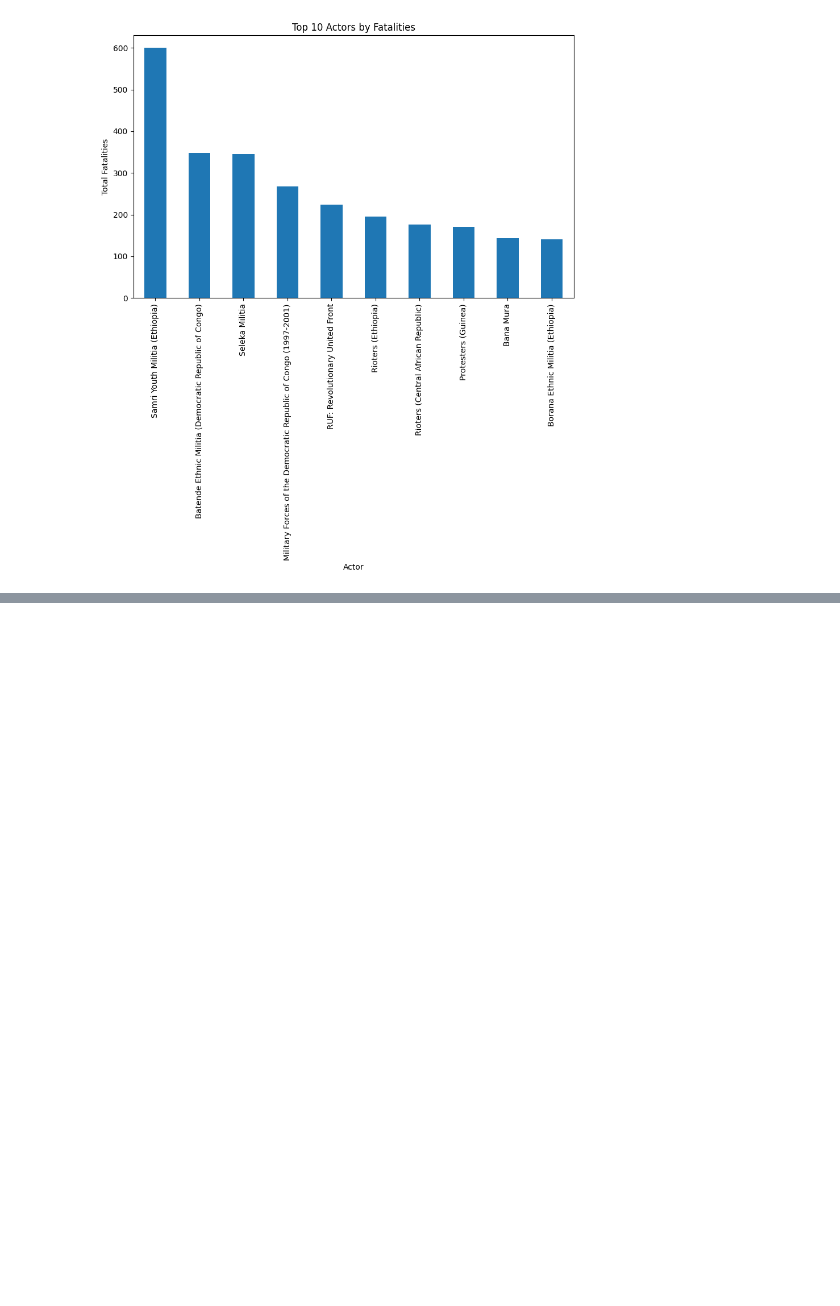
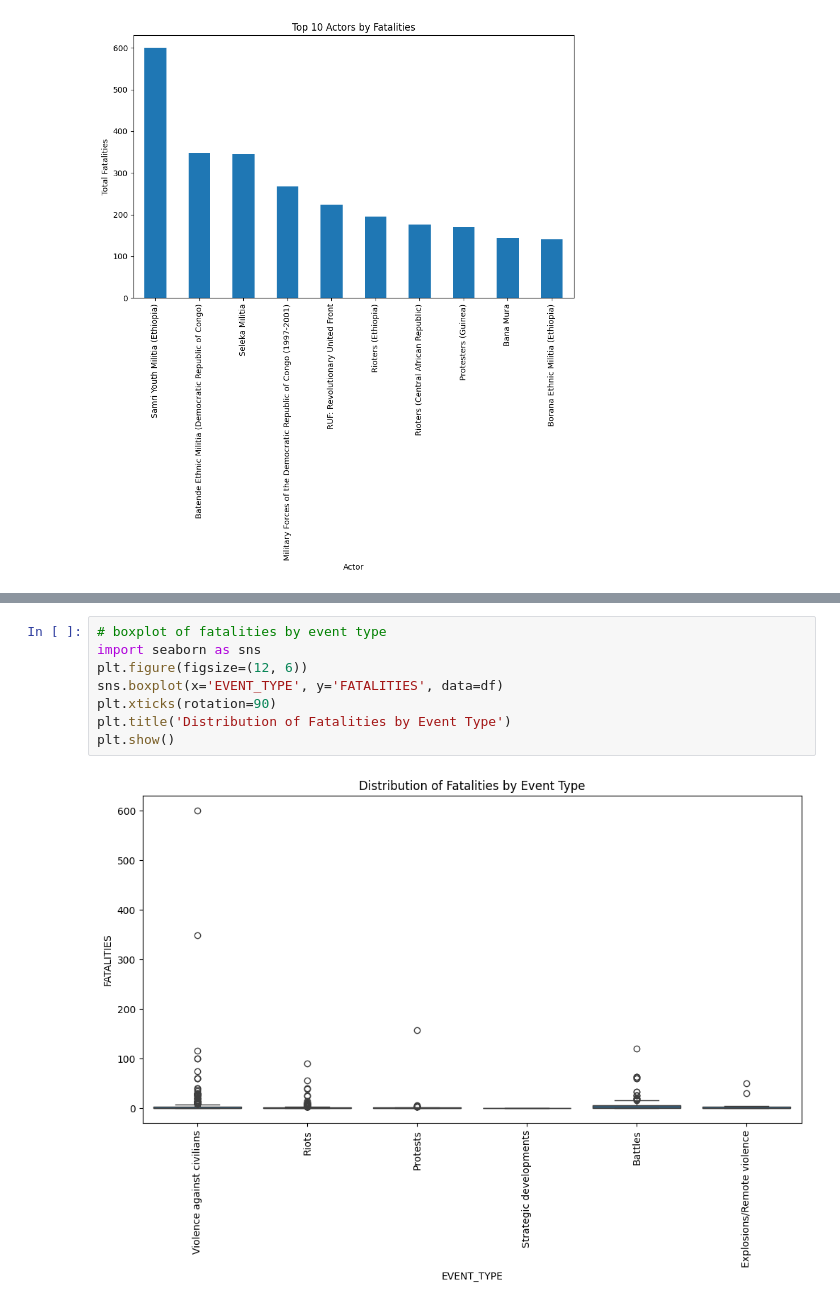
Before and after one commit to WambuiGichuru/365DaysOfCode, a Jupyter notebook: week3/Africa_Conflicts.ipynb, the cells around one changed output, grey strips where cells are left out. Saved outputs shown, nothing was run; the diff lists cells and outputs as text; blank space fills up the shorter version.

```diff
--- a/week3/Africa_Conflicts.ipynb
+++ b/week3/Africa_Conflicts.ipynb
@@ -250,0 +275,10 @@ plt.show()
+# %%
+# boxplot of fatalities by event type
+import seaborn as sns
+plt.figure(figsize=(12, 6))
+sns.boxplot(x='EVENT_TYPE', y='FATALITIES', data=df)
+plt.xticks(rotation=90)
+plt.title('Distribution of Fatalities by Event Type')
+plt.show()
+# %% [output]
+[figure, added]
```
Also changed, not shown: parts of 2 cells of this notebook.
